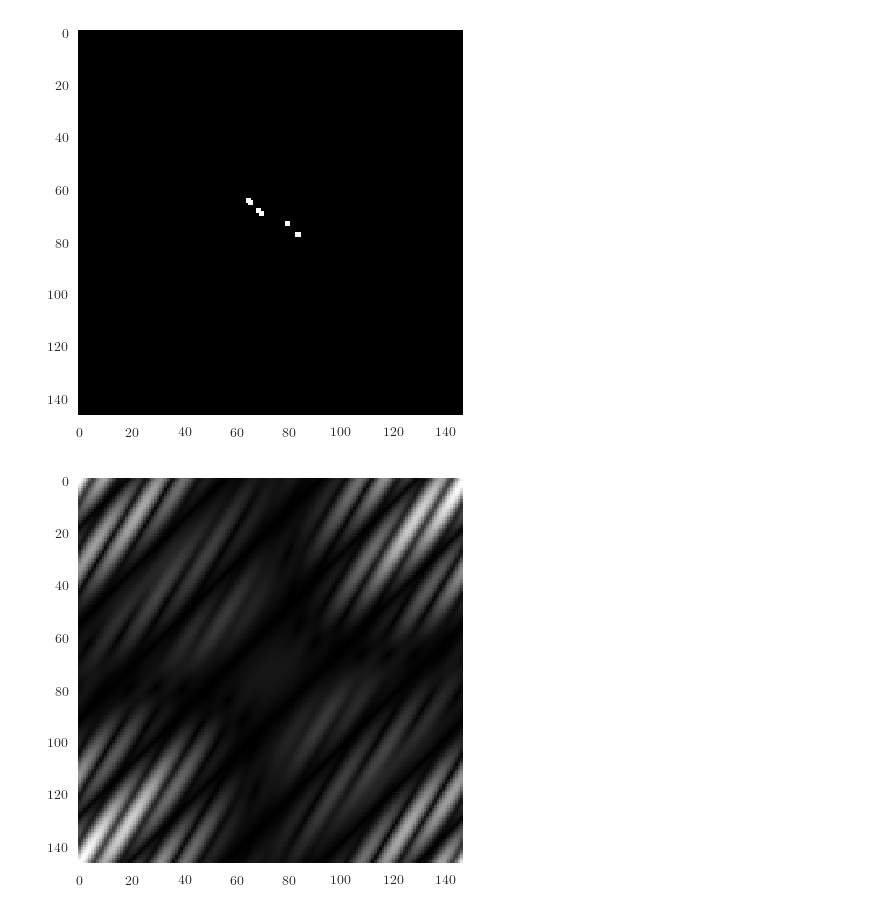
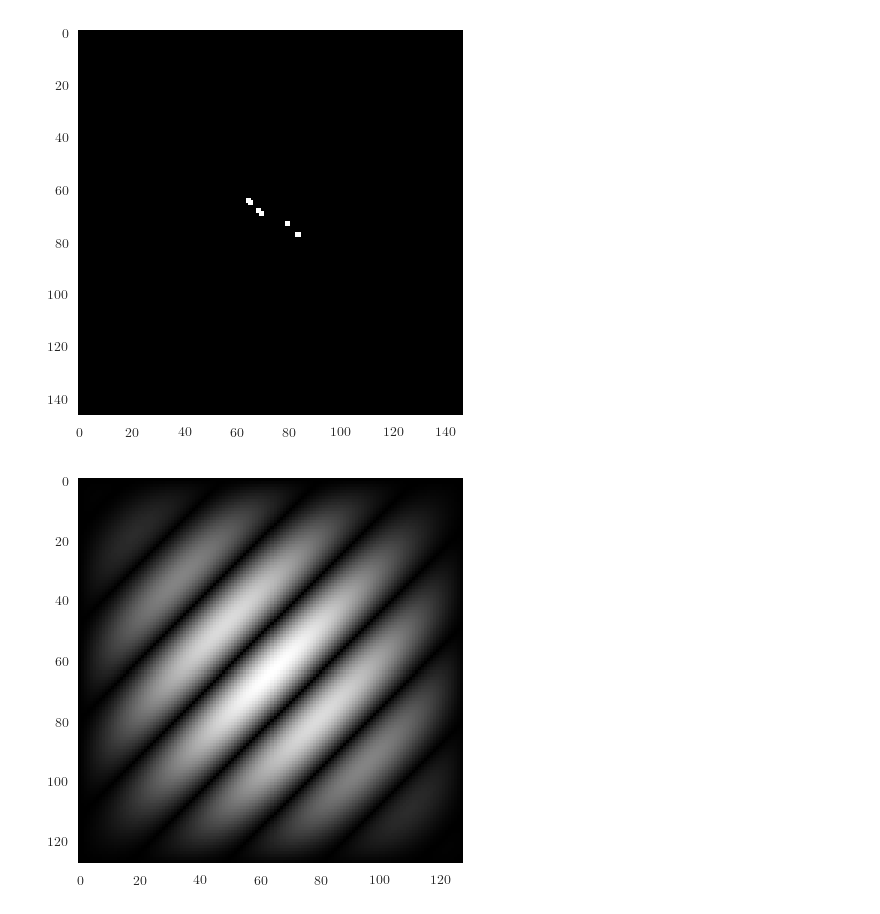
Before and after one commit to kvdomingo/Physics-166, a Jupyter notebook: LE2.ipynb, the cells around one changed output. Saved outputs shown, nothing was run; the diff lists cells and outputs as text; code cells hidden in the pictures.

```diff
--- a/LE2.ipynb
+++ b/LE2.ipynb
@@ -330,8 +337,8 @@ mp.show()
 # %% [output]
 [figure]
 # %%
-mp.imshow(abs(fft.fft2(conv)), "gray")
+mp.imshow(abs(fft.fftshift(fft.fft2(Z))), "gray")
 mp.grid(False)
 mp.show()
 # %% [output]
-[figure, old version]
+[figure, new version]
```
Also changed, not shown: parts of 3 cells of this notebook.
